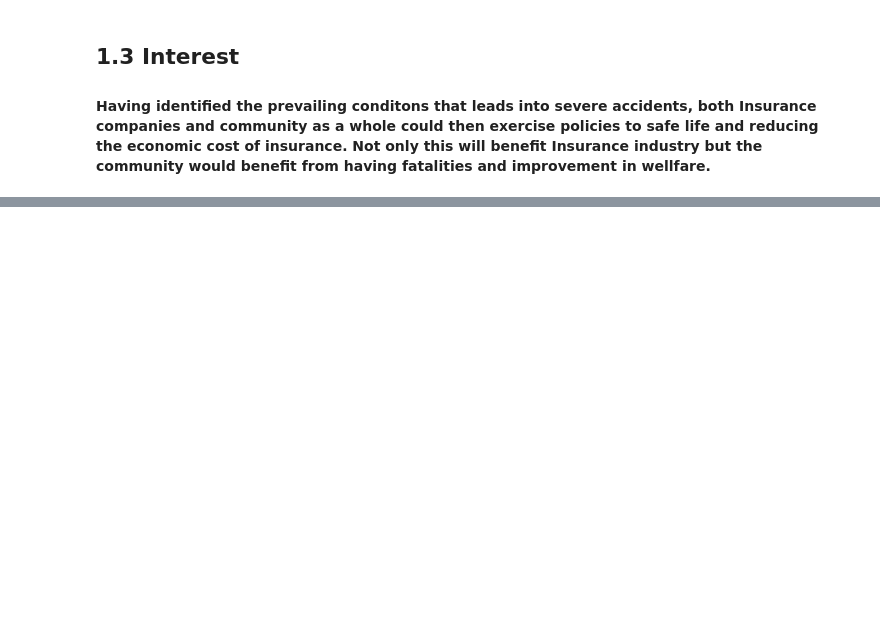
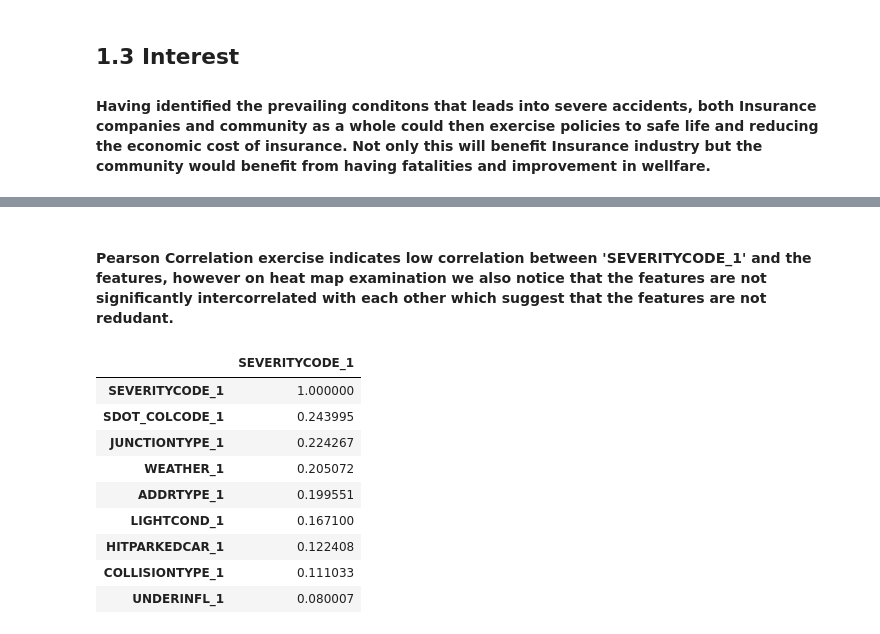
Before and after one commit to adityabudiwinata/Coursera_Capstone, a Jupyter notebook: Accident_Severity_Analysis.ipynb, the cells around one changed output, grey strips where cells are left out. Cells and saved outputs as stored; diff of their text form; code cells hidden in the pictures; blank space fills up the shorter version.

```diff
--- a/Accident_Severity_Analysis.ipynb
+++ b/Accident_Severity_Analysis.ipynb
@@ -92,0 +180,17 @@ Saving to: ‘TenYearSummary.pdf’
+# %% [markdown]
+#### Pearson Correlation exercise indicates low correlation between 'SEVERITYCODE_1' and the features, however on heat map examination we also notice that the features are not significantly intercorrelated with each other which suggest that the features are not redudant.
+# %%
+#Correlation with label
+cor_target = pd.DataFrame(abs(cor['SEVERITYCODE_1']))
+cor_target.sort_values(by=['SEVERITYCODE_1'],ascending=False)
+# %% [output]
+|  | SEVERITYCODE_1 |
+| SEVERITYCODE_1 | 1.000000 |
+| SDOT_COLCODE_1 | 0.243995 |
+| JUNCTIONTYPE_1 | 0.224267 |
+| WEATHER_1 | 0.205072 |
+| ADDRTYPE_1 | 0.199551 |
+| LIGHTCOND_1 | 0.167100 |
+| HITPARKEDCAR_1 | 0.122408 |
+| COLLISIONTYPE_1 | 0.111033 |
+| UNDERINFL_1 | 0.080007 |
```
Also changed, not shown: parts of 20 cells of this notebook.
